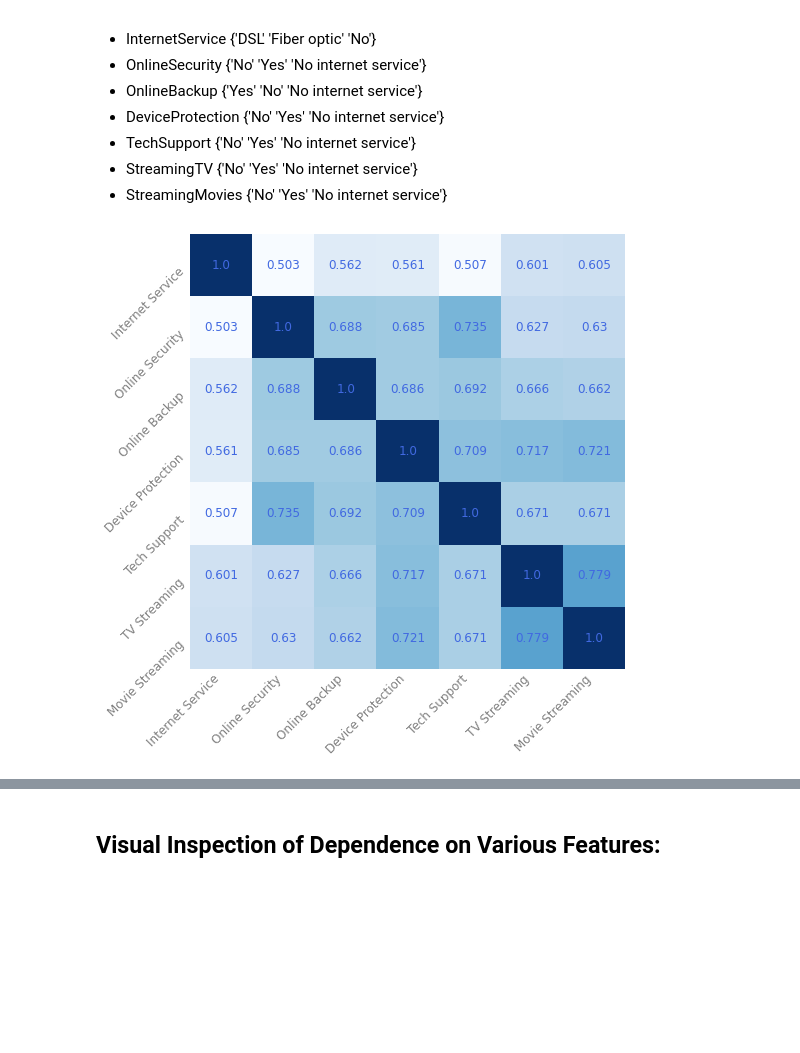
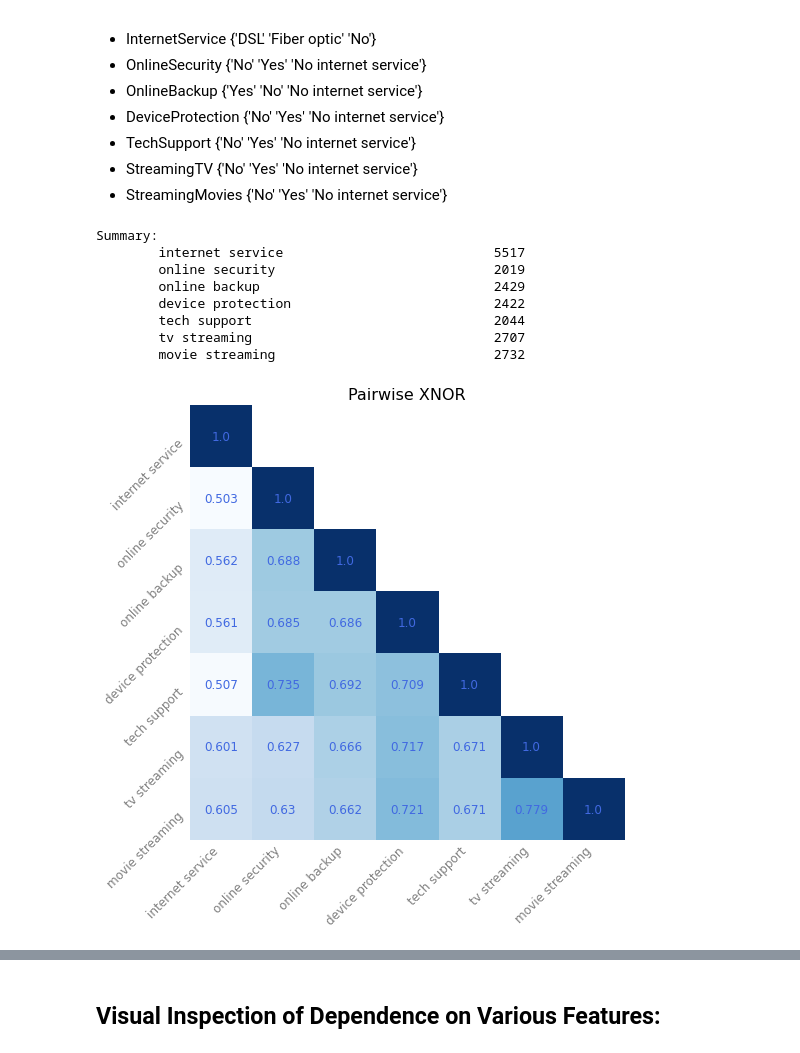
Before and after one commit to sedihub/ml_explorations, a Jupyter notebook: telco_customer_churn/feature_analysis_and_engineering.ipynb, the cells around one changed output, grey strips where cells are left out. Saved outputs shown, nothing was run; the diff lists cells and outputs as text; code cells hidden in the pictures; blank space fills up the shorter version.

```diff
--- a/telco_customer_churn/feature_analysis_and_engineering.ipynb
+++ b/telco_customer_churn/feature_analysis_and_engineering.ipynb
@@ -111,55 +113,37 @@ These are:
 # %%
 internet_related_features = {}
 internet_related_features["Internet Service"] = df["InternetService"].apply(
     lambda x: False if x == "No" else True).values
 internet_related_features["Online Security"] = df["OnlineSecurity"].apply(
     lambda x: True if x == "Yes" else False).values
 internet_related_features["Online Backup"] = df["OnlineBackup"].apply(
     lambda x: True if x == "Yes" else False).values
 internet_related_features["Device Protection"] = df["DeviceProtection"].apply(
     lambda x: True if x == "Yes" else False).values
 internet_related_features["Tech Support"] = df["TechSupport"].apply(
     lambda x: True if x == "Yes" else False).values
 internet_related_features["TV Streaming"] = df["StreamingTV"].apply(
     lambda x: True if x == "Yes" else False).values
 internet_related_features["Movie Streaming"] = df["StreamingMovies"].apply(
     lambda x: True if x == "Yes" else False).values
 
-correlation_matrix = np.eye(
-    len(internet_related_features),
-    dtype=np.single)
-for row_idx, row_feature_name in enumerate(internet_related_features.keys()):
-    correlation_matrix[row_idx, row_idx] = 1.0
-    for col_idx, col_feature_name in enumerate(internet_related_features.keys()):
-        if col_feature_name == row_feature_name:
-            break
-        else:
-            correlation_matrix[row_idx, col_idx] = np.sum(
-                np.logical_not(np.logical_xor(
-                    internet_related_features[row_feature_name],
-                    internet_related_features[col_feature_name])
-            )).astype(np.single) / len(df.index)
-            correlation_matrix[col_idx, row_idx] = correlation_matrix[row_idx, col_idx]
 
-fig = plt.figure(figsize=(8., 8.))
-ax = plt.gca()
-ax.imshow(correlation_matrix, cmap="Blues")
-ax.set_xticks(range(len(internet_related_features)))
-ax.set_xticklabels(list(internet_related_features.keys()),
-                   rotation=45, ha="right", va="top",
-                   fontsize=12, fontweight="normal", color="gray")
-ax.set_yticks(range(len(internet_related_features)))
-ax.set_yticklabels(list(internet_related_features.keys()),
-                   rotation=45, ha="right", va="top",
-                   fontsize=12, fontweight="normal", color="gray")
-for row_idx in range(correlation_matrix.shape[0]):
-    for col_idx in range(correlation_matrix.shape[1]):
-        ax.text(row_idx, col_idx, str(round(float(correlation_matrix[row_idx, col_idx]), 3)),
-                ha="center", va="center", color="royalblue",
-                fontsize=12, fontweight="normal", transform=ax.transData)
-for name in ax.spines.keys():
-    ax.spines[name].set_visible(False)
-ax.tick_params(axis="both", which="both",length=0)
-plt.show()
+print("Summary:")
+for name, contents in internet_related_features.items():
+    print(f"\t{name.lower():42} {np.sum(contents)}")
+
+correlation_matrix, category_names = utils.compile_correlation_matrix(
+    internet_related_features) # By default, uses xnor/accuracy to compute correlations.
+utils.plot_correlation_matrix(
+    correlation_matrix, category_names, show_lower_half_only=True,
+    title="Pairwise XNOR", title_fontsize=16)
 # %% [output]
+Summary:
+        internet service                           5517
+        online security                            2019
+        online backup                              2429
+        device protection                          2422
+        tech support                               2044
+        tv streaming                               2707
+        movie streaming                            2732
-[figure, old version]
+[figure, new version]
```
Also changed, not shown: parts of 7 cells of this notebook.
